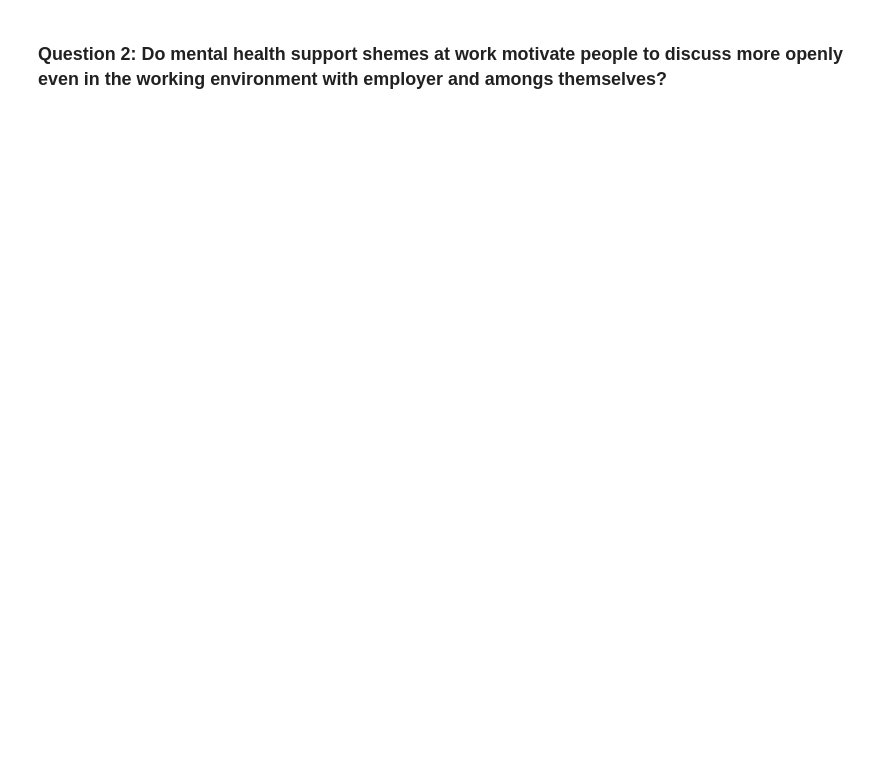
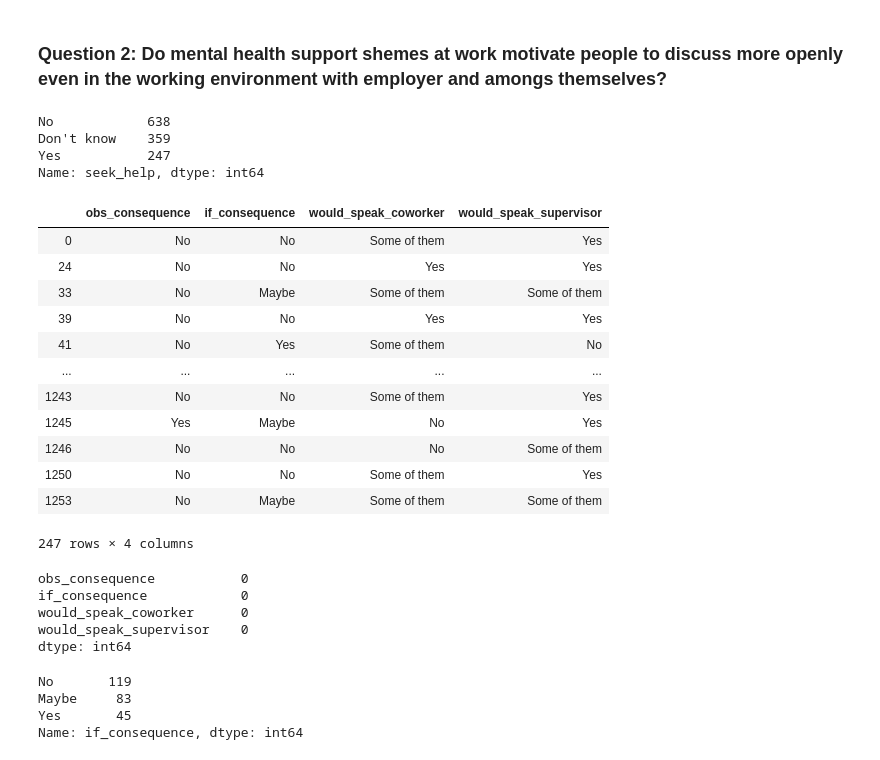
Before and after one commit to chriszapp/data-squad-32_EDA, a Jupyter notebook: main.ipynb, the cells around one changed output. Drawn from its saved outputs; the diff is of its cells as text; code cells hidden in the pictures; blank space fills up the shorter version.

Commit message:
dataset filtered for q2

```diff
--- a/main.ipynb
+++ b/main.ipynb
@@ -186,4 +193,4 @@ coworkers: Would you be willing to discuss a mental health issue with your cowor
 supervisor: Would you be willing to discuss a mental health issue with your direct supervisor(s)?'''
 # %%
 #binning the ages by decade
-ds['age_by_decade'] = pd.cut(x=ds['Age'], bins=[10,20,30,40,50,60,70], labels=['10s', '20s', '30s', '40s', '50s', '60s'])
+ds['age_by_decade'] = pd.cut(x=ds['Age'], bins=[10,20,30,40,50,60,70,80], labels=['10s', '20s', '30s', '40s', '50s', '60s', '70s'])
@@ -273,3 +285,49 @@ phys_health_consequence: Do you think that discussing a physical health issue wi
 
 coworkers: Would you be willing to discuss a mental health issue with your coworkers?
 supervisor: Would you be willing to discuss a mental health issue with your direct supervisor(s)?'''
+# %%
+#filter dataset on rows where the person has confirmed that their workplace offers a support scheme
+ds['seek_help'].value_counts()
+# %% [output]
+No            638
+Don't know    359
+Yes           247
+Name: seek_help, dtype: int64
+# %%
+ds_q2 = ds[(ds['seek_help'] == 'Yes')]
+# %%
+#filter dataset by selecting the columns that are relevant to this question, renaming the column names to make them more readable
+ds_q2 = ds_q2[['obs_consequence', 'mental_health_consequence','coworkers','supervisor']]
+ds_q2.rename(columns={'mental_health_consequence': 'if_consequence', 'coworkers': 'would_speak_coworker', 'supervisor': 'would_speak_supervisor'}, inplace=True)
+# %%
+ds_q2
+# %% [output]
+|  | obs_consequence | if_consequence | would_speak_coworker | would_speak_supervisor |
+| 0 | No | No | Some of them | Yes |
+| 24 | No | No | Yes | Yes |
+| 33 | No | Maybe | Some of them | Some of them |
+| 39 | No | No | Yes | Yes |
+| 41 | No | Yes | Some of them | No |
+| ... | ... | ... | ... | ... |
+| 1243 | No | No | Some of them | Yes |
+| 1245 | Yes | Maybe | No | Yes |
+| 1246 | No | No | No | Some of them |
+| 1250 | No | No | Some of them | Yes |
+| 1253 | No | Maybe | Some of them | Some of them |
+247 rows × 4 columns
+# %%
+#checking for NaN values
+ds_q2.isnull().sum()
+# %% [output]
+obs_consequence           0
+if_consequence            0
+would_speak_coworker      0
+would_speak_supervisor    0
+dtype: int64
+# %%
+ds_q2['if_consequence'].value_counts()
+# %% [output]
+No       119
+Maybe     83
+Yes       45
+Name: if_consequence, dtype: int64
```
Also changed, not shown: parts of 16 cells of this notebook.
